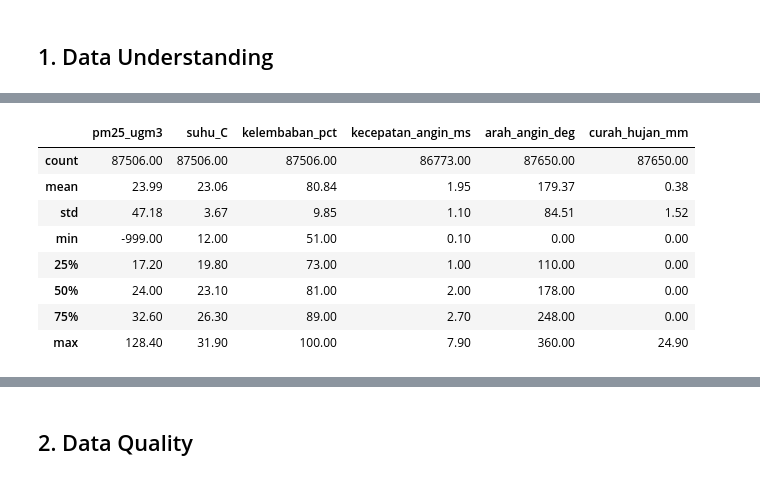
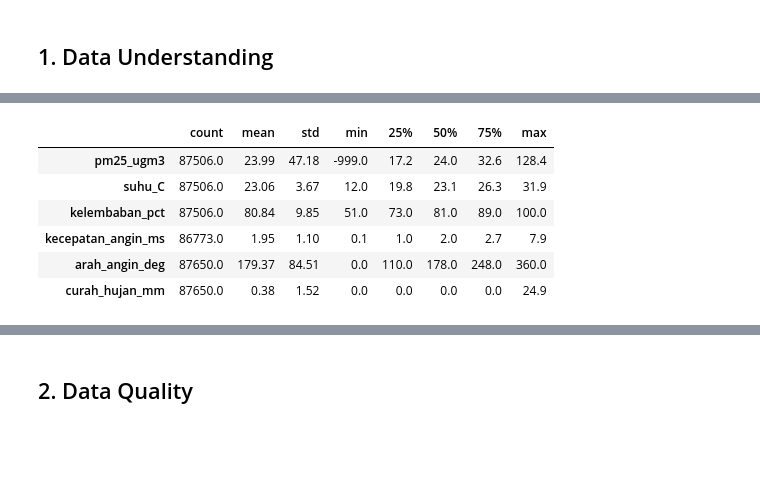
Before and after one commit to alfdmsr/pm25-forecast-bandung, a Jupyter notebook: Hasil_EDA_PM25_Bandung.ipynb, the cells around one changed output, grey strips where cells are left out. Cells and saved outputs as stored; diff of their text form; code cells hidden in the pictures; blank space fills up the shorter version.

```diff
--- a/Hasil_EDA_PM25_Bandung.ipynb
+++ b/Hasil_EDA_PM25_Bandung.ipynb
@@ -59,12 +75,10 @@ memory usage: 5.3+ MB
 # %%
-df.describe().round(2)
+df.describe().T.round(2)
 # %% [output]
-|  | pm25_ugm3 | suhu_C | kelembaban_pct | kecepatan_angin_ms | arah_angin_deg | curah_hujan_mm |
-| count | 87506.00 | 87506.00 | 87506.00 | 86773.00 | 87650.00 | 87650.00 |
-| mean | 23.99 | 23.06 | 80.84 | 1.95 | 179.37 | 0.38 |
-| std | 47.18 | 3.67 | 9.85 | 1.10 | 84.51 | 1.52 |
-| min | -999.00 | 12.00 | 51.00 | 0.10 | 0.00 | 0.00 |
-| 25% | 17.20 | 19.80 | 73.00 | 1.00 | 110.00 | 0.00 |
-| 50% | 24.00 | 23.10 | 81.00 | 2.00 | 178.00 | 0.00 |
-| 75% | 32.60 | 26.30 | 89.00 | 2.70 | 248.00 | 0.00 |
-| max | 128.40 | 31.90 | 100.00 | 7.90 | 360.00 | 24.90 |
+|  | count | mean | std | min | 25% | 50% | 75% | max |
+| pm25_ugm3 | 87506.0 | 23.99 | 47.18 | -999.0 | 17.2 | 24.0 | 32.6 | 128.4 |
+| suhu_C | 87506.0 | 23.06 | 3.67 | 12.0 | 19.8 | 23.1 | 26.3 | 31.9 |
+| kelembaban_pct | 87506.0 | 80.84 | 9.85 | 51.0 | 73.0 | 81.0 | 89.0 | 100.0 |
+| kecepatan_angin_ms | 86773.0 | 1.95 | 1.10 | 0.1 | 1.0 | 2.0 | 2.7 | 7.9 |
+| arah_angin_deg | 87650.0 | 179.37 | 84.51 | 0.0 | 110.0 | 178.0 | 248.0 | 360.0 |
+| curah_hujan_mm | 87650.0 | 0.38 | 1.52 | 0.0 | 0.0 | 0.0 | 0.0 | 24.9 |
```
Also changed, not shown: parts of 110 cells of this notebook.
